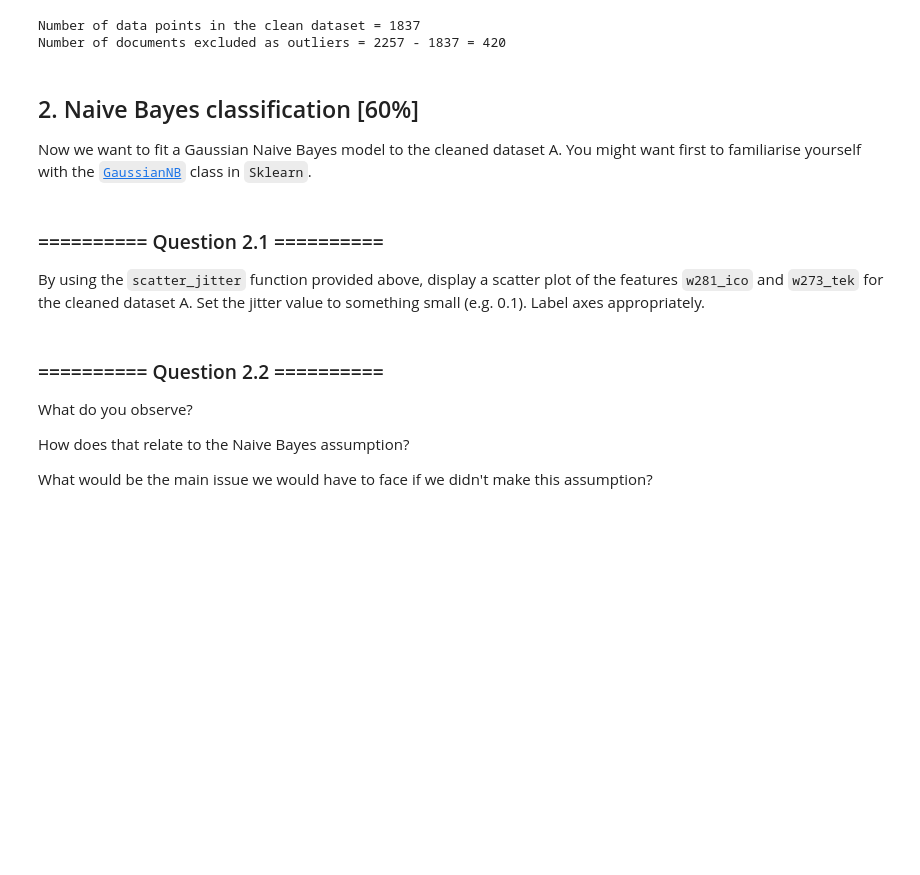
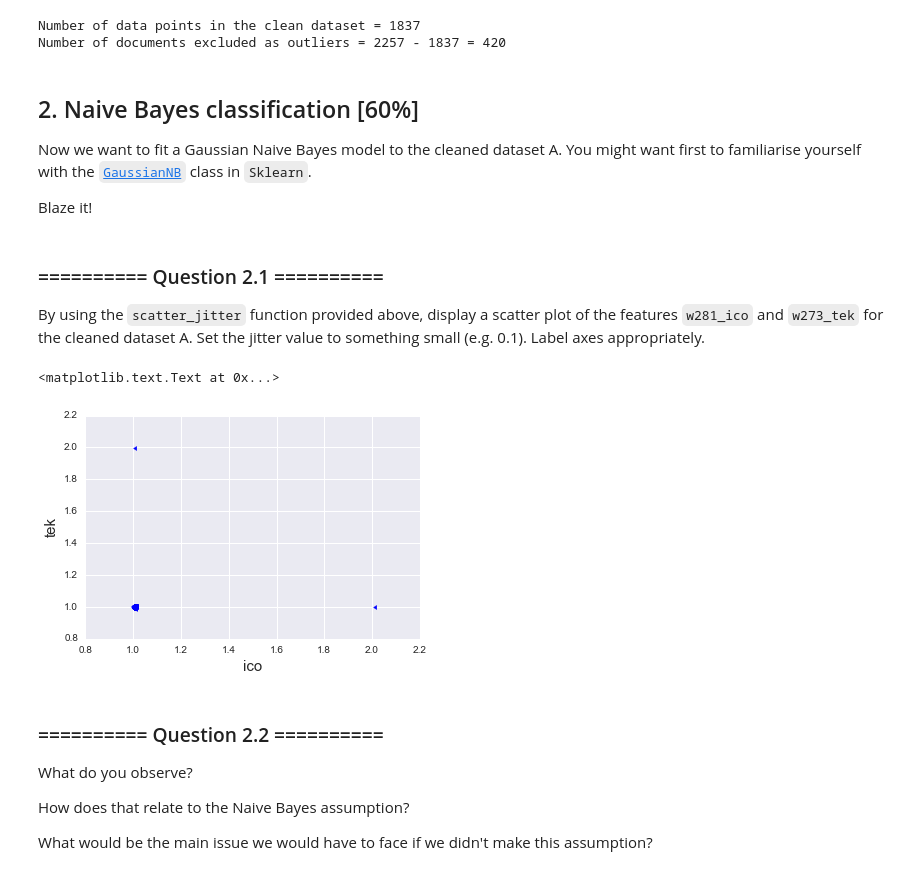
Before and after one commit to Dr-Alan-Turing/IAMachineLearning, a Jupyter notebook: 03_Assignment_1.ipynb, the cells around one changed output. Drawn from its saved outputs; the diff is of its cells as text; code cells hidden in the pictures; blank space fills up the shorter version.

```diff
--- a/03_Assignment_1.ipynb
+++ b/03_Assignment_1.ipynb
@@ -220,23 +220,25 @@ def get_outlier_rows(in_dataset, cols_to_exclude = {}, dmax = 1.4): # dmax = max
     Arguments are the dataset, an optional list of columns to exclude, and the maximum deviation that we allow
     before considering a data point to be an outlier.
     """
-    print('-- algorithm running...') # show status because algorithm can take a while depending on size of dataset
+    print('-- algorithm running... --') # show status because algorithm can take a while depending on size of dataset
     outlier_rows = []
-    # Interate over each column
+    # Iterate over each attribute (column)
     for i in range(0, len(news_A.columns)):
-        # Only proceed if column not in exclude list
-        if(news_A.columns[i] not in cols_to_exclude):
-            # Calculate the mean and standard deviation of all values in column
-            col = news_A[news_A.columns[i]]
+        # Only proceed if attribute not in exclude list
+        if(in_dataset.columns[i] not in cols_to_exclude):
+            # Calculate mean and standard deviation of all values for this attribute
+            col = in_dataset[in_dataset.columns[i]]
             u = col.mean() # mean
             o = col.std() # standard deviation
-            # Iterate over each row of column
-            for j in range(0, len(news_A.values)):
-                x = col[j] # data point (possible outlier)
-                # Add row index to outlier_rows if data point doesn't adhere to Chauvenet's equation (Dmax ≥ (ABS(x − μ))/σ)
-                if(dmax < abs(x - u) / o):
-                    outlier_rows.append(j)
-    print('-- algorithm completed!')
+            # Iterate over each data point of this attribute
+            for j in range(0, len(col)):
+                # Only check for documents that haven't been marked as outliers
+                if(j not in outlier_rows):
+                    x = col[j] # data point (possible outlier)
+                    # If data point doesn't adhere to Chauvenet's equation [1], add its row index to outlier_rows
+                    if(dmax < abs(x - u) / o):
+                        outlier_rows.append(j)
+    print('-- algorithm completed! --')
     return np.unique(outlier_rows) # remove duplicate indices, sort and return list
 
 # Get indices of rows with outliers
@@ -249,7 +251,6 @@ if(outlier_rows.size != 0):
 else:
     news_A_clean = news_A.copy()
 
-
 # [1] Chauvenet's Criterion
 # Derivation Equation 1:
 #     Dmax ≥ (ABS(x − μ))/σ
@@ -277,6 +278,10 @@ Number of documents excluded as outliers = 2257 - 1837 = 420
 # %% [markdown]
 ## 2. Naive Bayes classification [60%]
 Now we want to fit a Gaussian Naive Bayes model to the cleaned dataset A. You might want first to familiarise yourself with the [`GaussianNB`](http://scikit-learn.org/stable/modules/generated/sklearn.naive_bayes.GaussianNB.html) class in `Sklearn`.
+
+
+
+Blaze it!
 # %% [markdown]
 ### ========== Question 2.1 ==========
 
@@ -286,3 +289,14 @@ By using the `scatter_jitter` function provided above, display a scatter plot of
+# %%
+# Put the number of occurrences for the attributes 'w281_ico' and 'w273_tek' in series objects
+news_A_cleaned_w281_ico = news_A_clean["w281_ico"]
+news_A_cleaned_w273_tek = news_A_clean["w273_tek"]
+# Plot the joint distribution
+scatter_jitter(news_A_cleaned_w281_ico, news_A_cleaned_w273_tek, 0.1)
+plt.xlabel('ico', fontsize='15')
+plt.ylabel('tek', fontsize='15')
+# %% [output]
+<matplotlib.text.Text at 0x...>
+[figure, added]
 # %% [markdown]
 ### ========== Question 2.2 ==========
 What do you observe?
```
Also changed, not shown: parts of 4 cells of this notebook.
